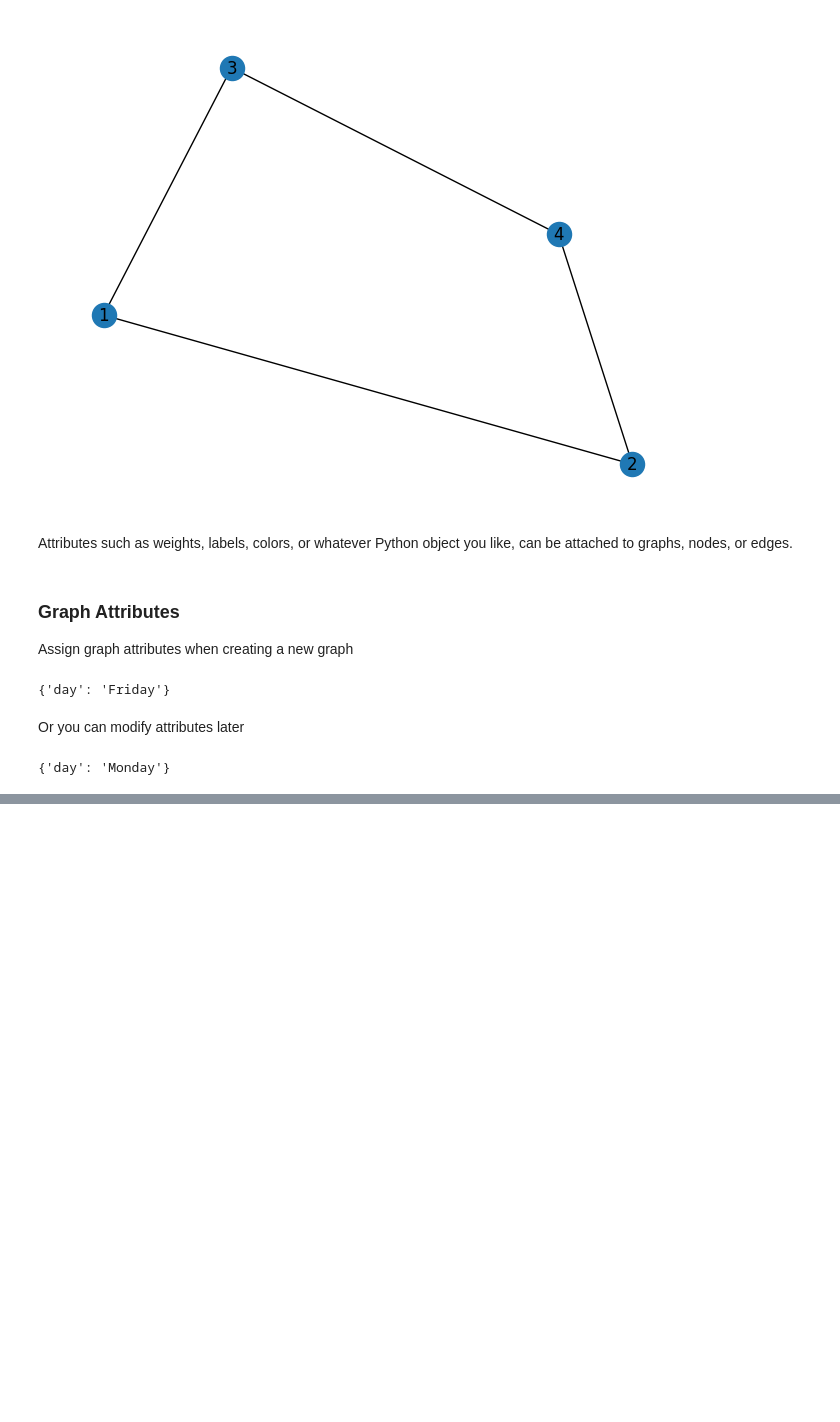
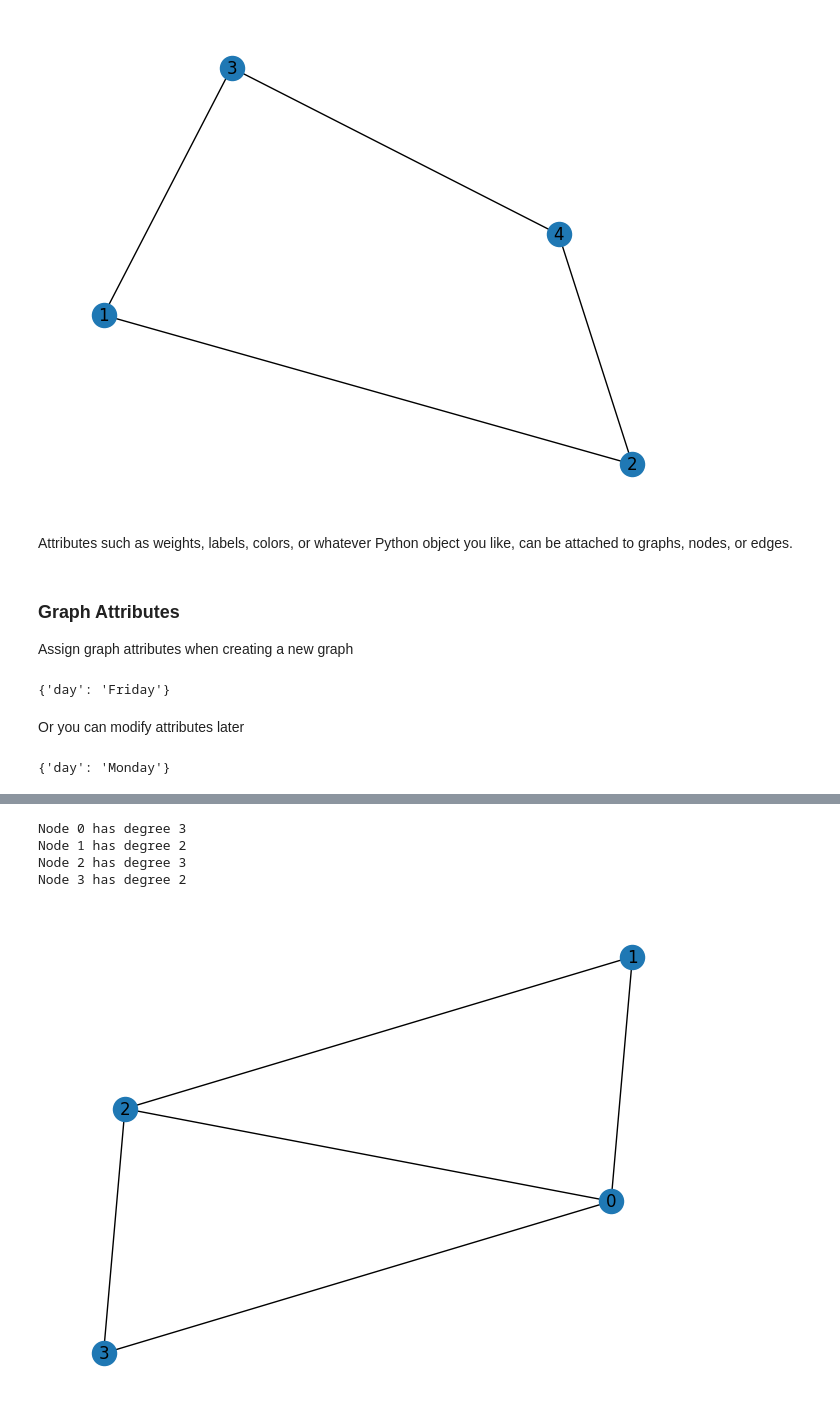
Before and after one commit to Sacredfuel/data-visualization-fa26, a Jupyter notebook: lectures/lecture7.ipynb, the cells around one changed output, grey strips where cells are left out. Drawn from its saved outputs; the diff is of its cells as text; code cells hidden in the pictures; blank space fills up the shorter version.

```diff
--- a/lectures/lecture7.ipynb
+++ b/lectures/lecture7.ipynb
@@ -267,0 +279,13 @@ G.graph
+# %%
+G = nx.path_graph(4)
+G.add_edges_from([(0,3),(0,2)])
+nx.draw(G, with_labels=True)
+
+for i in range(4):
+    print(f"Node {i} has degree {G.degree(i)}")
+# %% [output]
+Node 0 has degree 3
+Node 1 has degree 2
+Node 2 has degree 3
+Node 3 has degree 2
+[figure, added]
```
Also changed, not shown: parts of 16 cells of this notebook, 3 other files.
